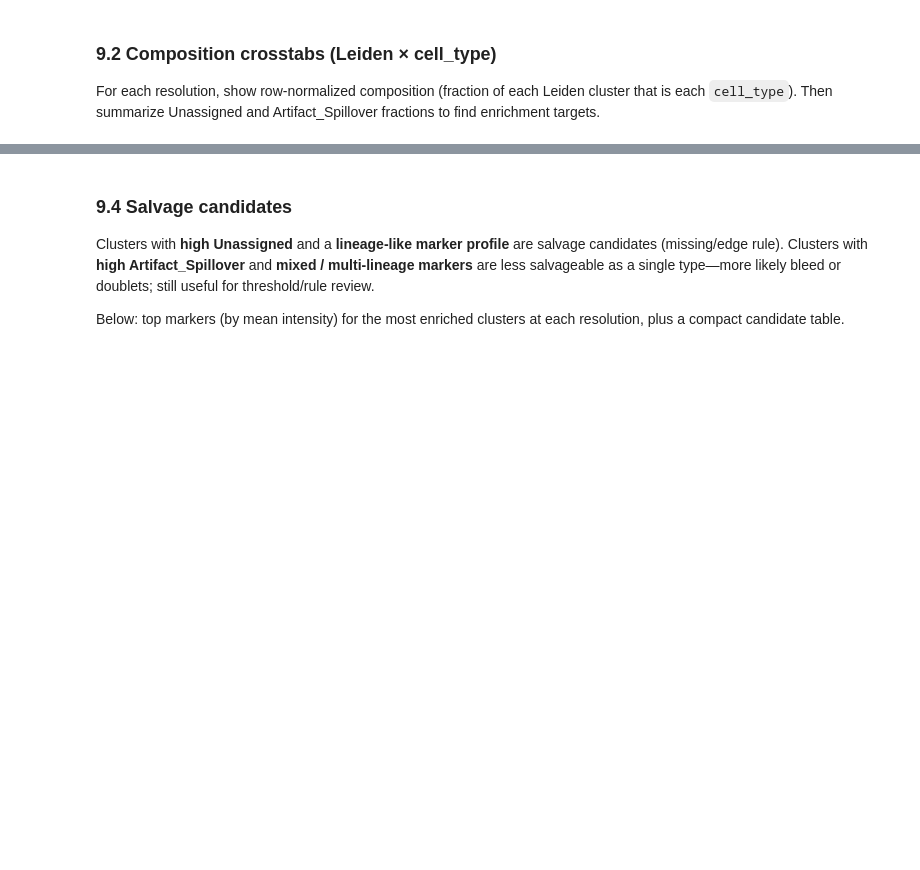
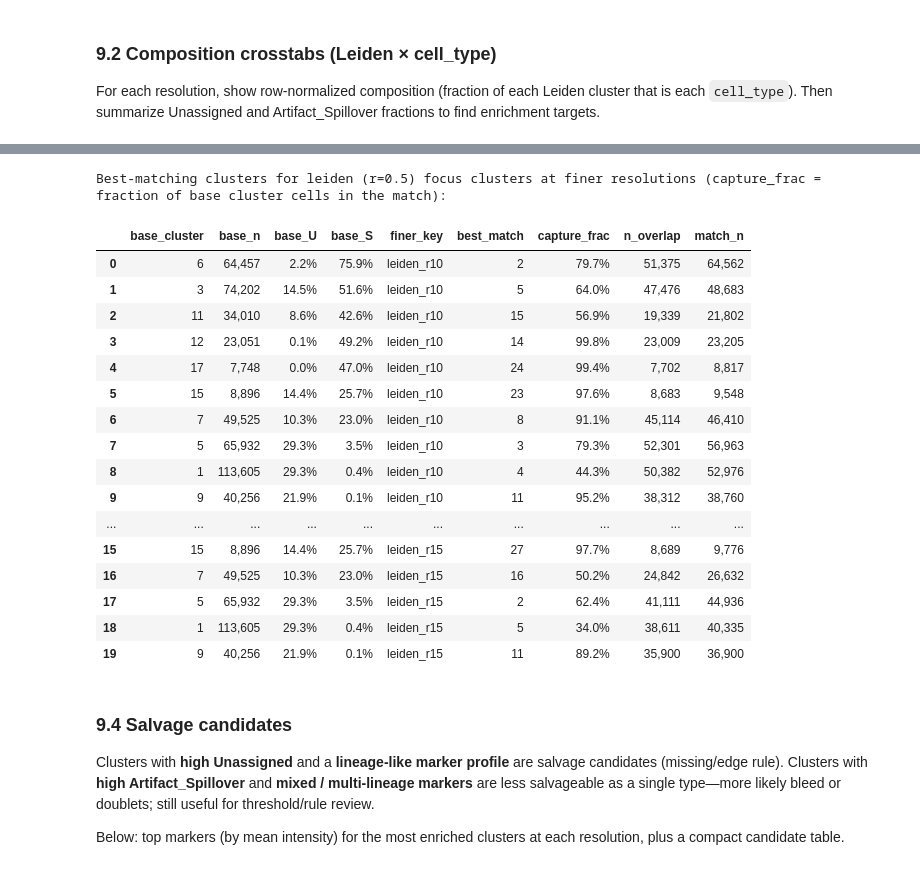
Before and after one commit to stevehanstudio/BladderDIVE, a Jupyter notebook: notebooks/investigate_unassigned_spillover_umap.ipynb, the cells around one changed output, grey strips where cells are left out. Drawn from its saved outputs; the diff is of its cells as text; code cells hidden in the pictures; blank space fills up the shorter version.

```diff
--- a/notebooks/investigate_unassigned_spillover_umap.ipynb
+++ b/notebooks/investigate_unassigned_spillover_umap.ipynb
@@ -514,3 +548,83 @@ for key in leiden_keys:
+# %%
+BASE = "leiden"
+if BASE not in focus_summary:
+    raise KeyError(f"{BASE!r} missing from focus_summary; run §9.1–§9.2 first")
+
+base_focus = focus_summary[BASE]
+# Use the same enrichment / size gate as the §9.3 heatmap when available
+base_clusters = list(cluster_marker_means.get(BASE, pd.DataFrame()).index)
+if not base_clusters:
+    eligible = base_focus[base_focus["n_cells"] >= MIN_CLUSTER_SIZE]
+    base_clusters = eligible.head(TOP_N_CLUSTERS).index.astype(str).tolist()
+
+finer_keys = [k for k in leiden_keys if k != BASE]
+if not finer_keys:
+    print("No finer Leiden columns to map against.")
+else:
+    mapping_rows = []
+    for key in finer_keys:
+        ov = pd.crosstab(
+            adata.obs[BASE].astype(str),
+            adata.obs[key].astype(str),
+        )
+        frac = ov.div(ov.sum(axis=1), axis=0)
+        for cl in base_clusters:
+            if cl not in frac.index:
+                continue
+            best = frac.loc[cl].idxmax()
+            capture = float(frac.loc[cl, best])
+            n_base = int(base_focus.loc[cl, "n_cells"]) if cl in base_focus.index else int(ov.loc[cl].sum())
+            n_match = int(ov.loc[cl, best]) if best in ov.columns else 0
+            mapping_rows.append(
+                {
+                    "base_cluster": cl,
+                    "base_n": n_base,
+                    "base_U": float(base_focus.loc[cl, "Unassigned"]) if cl in base_focus.index else float("nan"),
+                    "base_S": float(base_focus.loc[cl, "Artifact_Spillover"]) if cl in base_focus.index else float("nan"),
+                    "finer_key": key,
+                    "best_match": str(best),
+                    "capture_frac": capture,
+                    "n_overlap": n_match,
+                    "match_n": int(adata.obs[key].astype(str).eq(str(best)).sum()),
+                }
+            )
+
+    map_df = pd.DataFrame(mapping_rows)
+    print(
+        f"Best-matching clusters for {BASE} (r=0.5) focus clusters "
+        f"at finer resolutions (capture_frac = fraction of base cluster cells in the match):"
+    )
+    display(
+        map_df.style.format(
+            {
+                "base_n": "{:,}",
+                "base_U": "{:.1%}",
+                "base_S": "{:.1%}",
+                "capture_frac": "{:.1%}",
+                "n_overlap": "{:,}",
+                "match_n": "{:,}",
+            }
+        )
+    )
+# %% [output]
+Best-matching clusters for leiden (r=0.5) focus clusters at finer resolutions (capture_frac = fraction of base cluster cells in the match):
+|  | base_cluster | base_n | base_U | base_S | finer_key | best_match | capture_frac | n_overlap | match_n |
+| 0 | 6 | 64,457 | 2.2% | 75.9% | leiden_r10 | 2 | 79.7% | 51,375 | 64,562 |
+| 1 | 3 | 74,202 | 14.5% | 51.6% | leiden_r10 | 5 | 64.0% | 47,476 | 48,683 |
+| 2 | 11 | 34,010 | 8.6% | 42.6% | leiden_r10 | 15 | 56.9% | 19,339 | 21,802 |
+| 3 | 12 | 23,051 | 0.1% | 49.2% | leiden_r10 | 14 | 99.8% | 23,009 | 23,205 |
+| 4 | 17 | 7,748 | 0.0% | 47.0% | leiden_r10 | 24 | 99.4% | 7,702 | 8,817 |
+| 5 | 15 | 8,896 | 14.4% | 25.7% | leiden_r10 | 23 | 97.6% | 8,683 | 9,548 |
+| 6 | 7 | 49,525 | 10.3% | 23.0% | leiden_r10 | 8 | 91.1% | 45,114 | 46,410 |
+| 7 | 5 | 65,932 | 29.3% | 3.5% | leiden_r10 | 3 | 79.3% | 52,301 | 56,963 |
+| 8 | 1 | 113,605 | 29.3% | 0.4% | leiden_r10 | 4 | 44.3% | 50,382 | 52,976 |
+| 9 | 9 | 40,256 | 21.9% | 0.1% | leiden_r10 | 11 | 95.2% | 38,312 | 38,760 |
+| ... | ... | ... | ... | ... | ... | ... | ... | ... | ... |
+| 15 | 15 | 8,896 | 14.4% | 25.7% | leiden_r15 | 27 | 97.7% | 8,689 | 9,776 |
+| 16 | 7 | 49,525 | 10.3% | 23.0% | leiden_r15 | 16 | 50.2% | 24,842 | 26,632 |
+| 17 | 5 | 65,932 | 29.3% | 3.5% | leiden_r15 | 2 | 62.4% | 41,111 | 44,936 |
+| 18 | 1 | 113,605 | 29.3% | 0.4% | leiden_r15 | 5 | 34.0% | 38,611 | 40,335 |
+| 19 | 9 | 40,256 | 21.9% | 0.1% | leiden_r15 | 11 | 89.2% | 35,900 | 36,900 |
 # %% [markdown]
 ### 9.4 Salvage candidates
 
```
Also changed, not shown: parts of 15 cells of this notebook, 9 other files.
